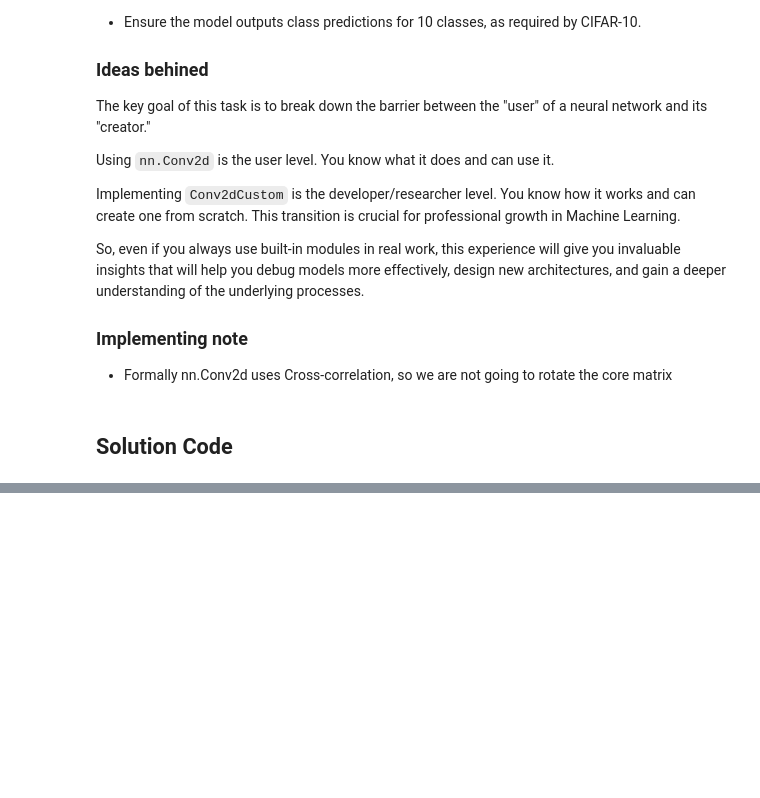
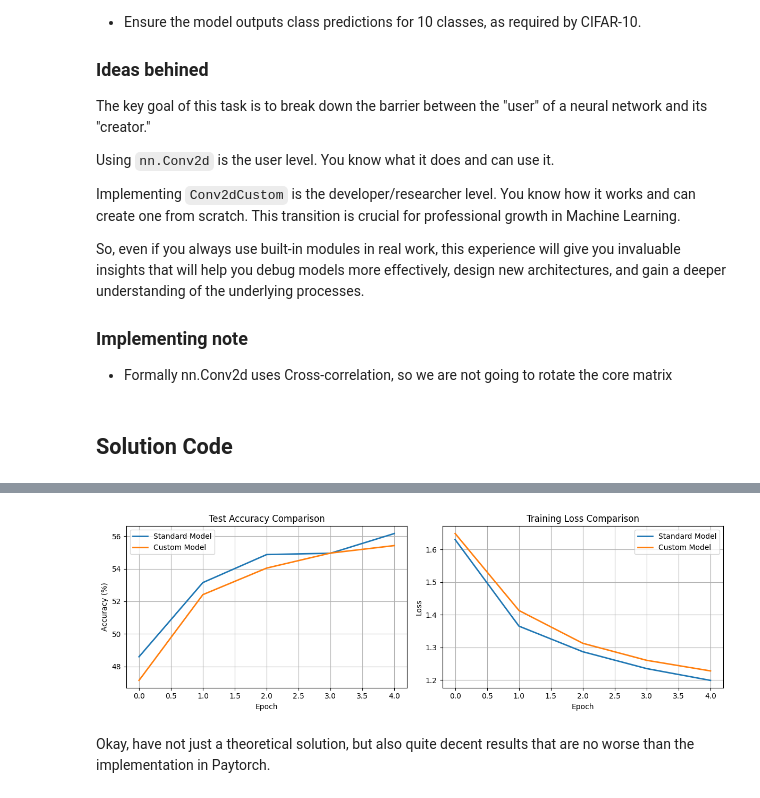
Before and after one commit to galkinc/ml-projects-lab, a Jupyter notebook: foundations/pytorch-coding-challenges/medium_tasks/custom_cnn_layers_from_scratch.ipynb, the cells around one changed output, grey strips where cells are left out. Drawn from its saved outputs; the diff is of its cells as text; code cells hidden in the pictures; blank space fills up the shorter version.

```diff
--- a/foundations/pytorch-coding-challenges/medium_tasks/custom_cnn_layers_from_scratch.ipynb
+++ b/foundations/pytorch-coding-challenges/medium_tasks/custom_cnn_layers_from_scratch.ipynb
@@ -141,0 +1008,2 @@ So, even if you always use built-in modules in real work, this experience will g
+# %%
+history_std, history_cust = compare_models_on_cifar10()
@@ -141,0 +1028,32 @@ So, even if you always use built-in modules in real work, this experience will g
+# %%
+import matplotlib.pyplot as plt
+
+def plot_training_comparison(history_std, history_cust):
+    fig, (ax1, ax2) = plt.subplots(1, 2, figsize=(12, 4))
+
+    # Accuracy Comparison
+    ax1.plot(history_std['test_accs'], label='Standard Model', linewidth=2)
+    ax1.plot(history_cust['test_accs'], label='Custom Model', linewidth=2)
+    ax1.set_title('Test Accuracy Comparison')
+    ax1.set_xlabel('Epoch')
+    ax1.set_ylabel('Accuracy (%)')
+    ax1.legend()
+    ax1.grid(True)
+
+    # Loss Comparison
+    ax2.plot(history_std['train_losses'], label='Standard Model', linewidth=2)
+    ax2.plot(history_cust['train_losses'], label='Custom Model', linewidth=2)
+    ax2.set_title('Training Loss Comparison')
+    ax2.set_xlabel('Epoch')
+    ax2.set_ylabel('Loss')
+    ax2.legend()
+    ax2.grid(True)
+
+    plt.tight_layout()
+    plt.show()
+# %%
+plot_training_comparison(history_std, history_cust)
+# %% [output]
+[figure, added]
+# %% [markdown]
+Okay, have not just a theoretical solution, but also quite decent results that are no worse than the implementation in Paytorch.
```
Also changed, not shown: parts of 41 cells of this notebook.
